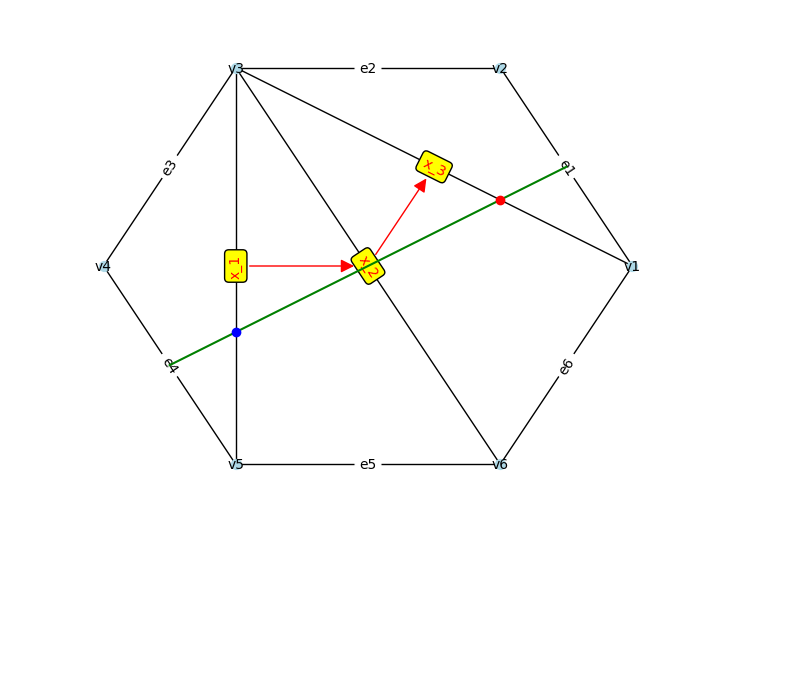
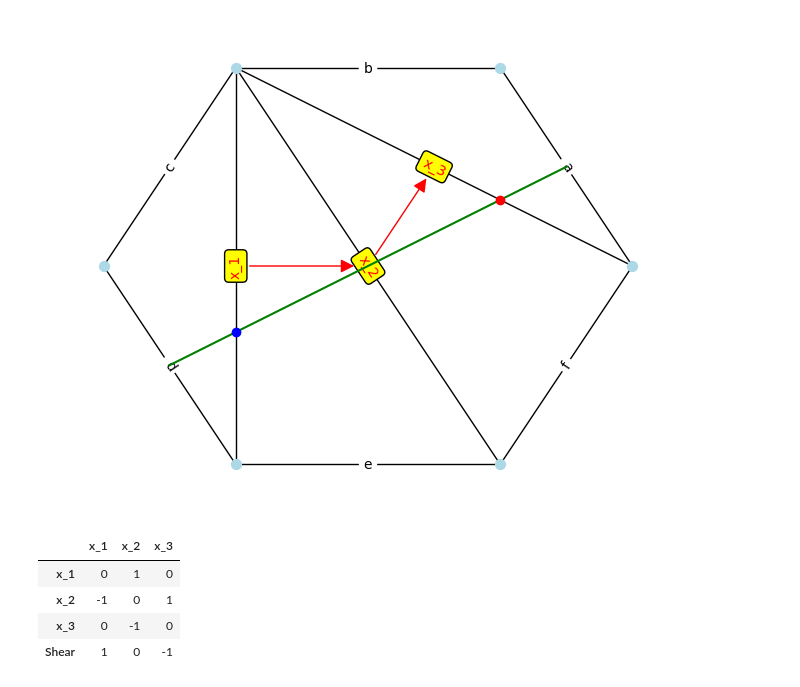
Before and after one commit to eunsung-lim/cluster-algebra, a Jupyter notebook: test.ipynb, the cells around one changed output. Cells and saved outputs as stored; diff of their text form; code cells hidden in the pictures; blank space fills up the shorter version.

Commit message:
variable relation update (supports series of flips)

```diff
--- a/test.ipynb
+++ b/test.ipynb
@@ -32,7 +32,7 @@ vertices = [
 ]
 
 frozens = [
-    FrozenVariable(vertices[i], vertices[(i + 1) % n])
+    FrozenVariable(vertices[i], vertices[(i + 1) % n], name=chr(ord('a')+i))
     for i in range(n)
 ]
 
@@ -63,11 +63,17 @@ q = Quiver(vertices, frozens, clusters, laminations)
 # lamination을 여러개 만들 경우, shear coordinates는 각각이 아니라 한번에 더해서 만들어짐
 # %%
 q.plot(
-    # show_vertex_labels=False,
+    show_vertex_labels=False,
     # show_frozen_labels=False,
     # show_cluster_labels=False,
     # show_arrows=False,
     # show_shears=False,
 )
+q.get_exchange_matrix()
 # %% [output]
-[figure, old version]
+[figure, new version]
+|  | x_1 | x_2 | x_3 |
+| x_1 | 0 | 1 | 0 |
+| x_2 | -1 | 0 | 1 |
+| x_3 | 0 | -1 | 0 |
+| Shear | 1 | 0 | -1 |
```
Also changed, not shown: parts of 4 cells of this notebook, 1 other file.
